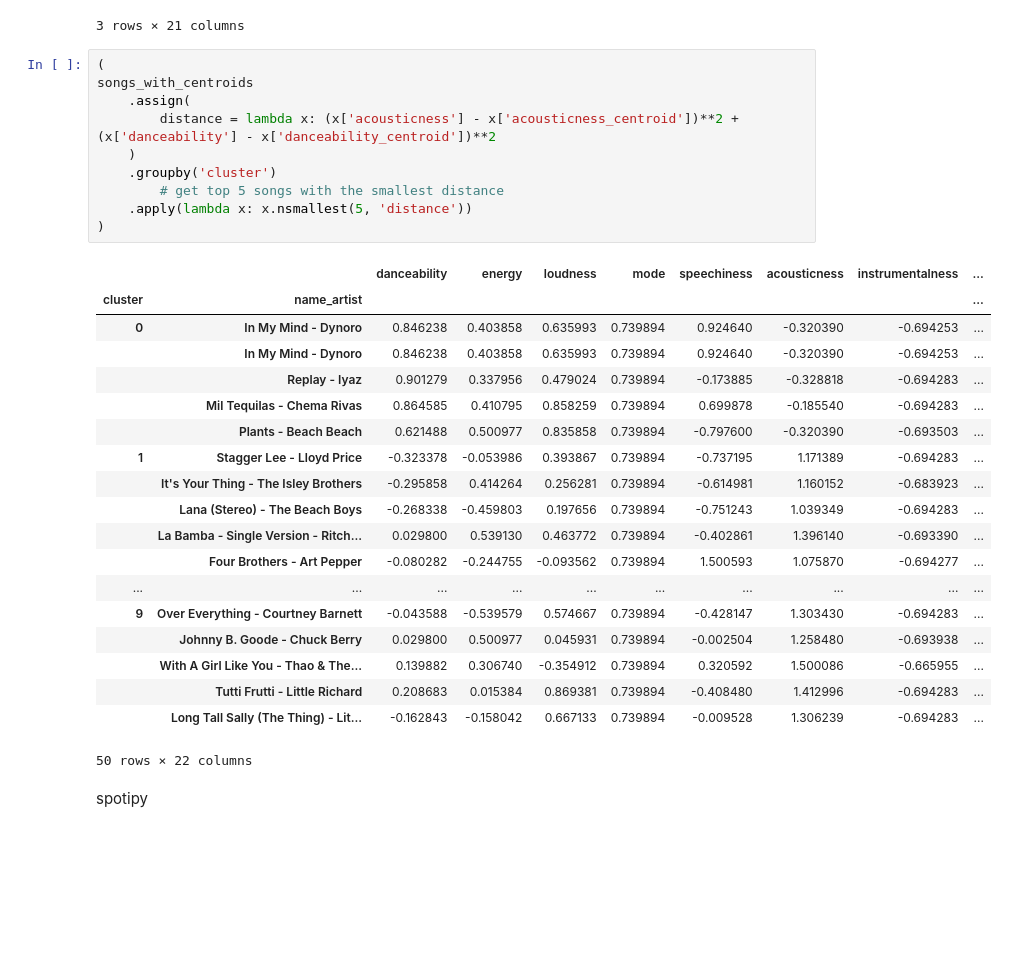
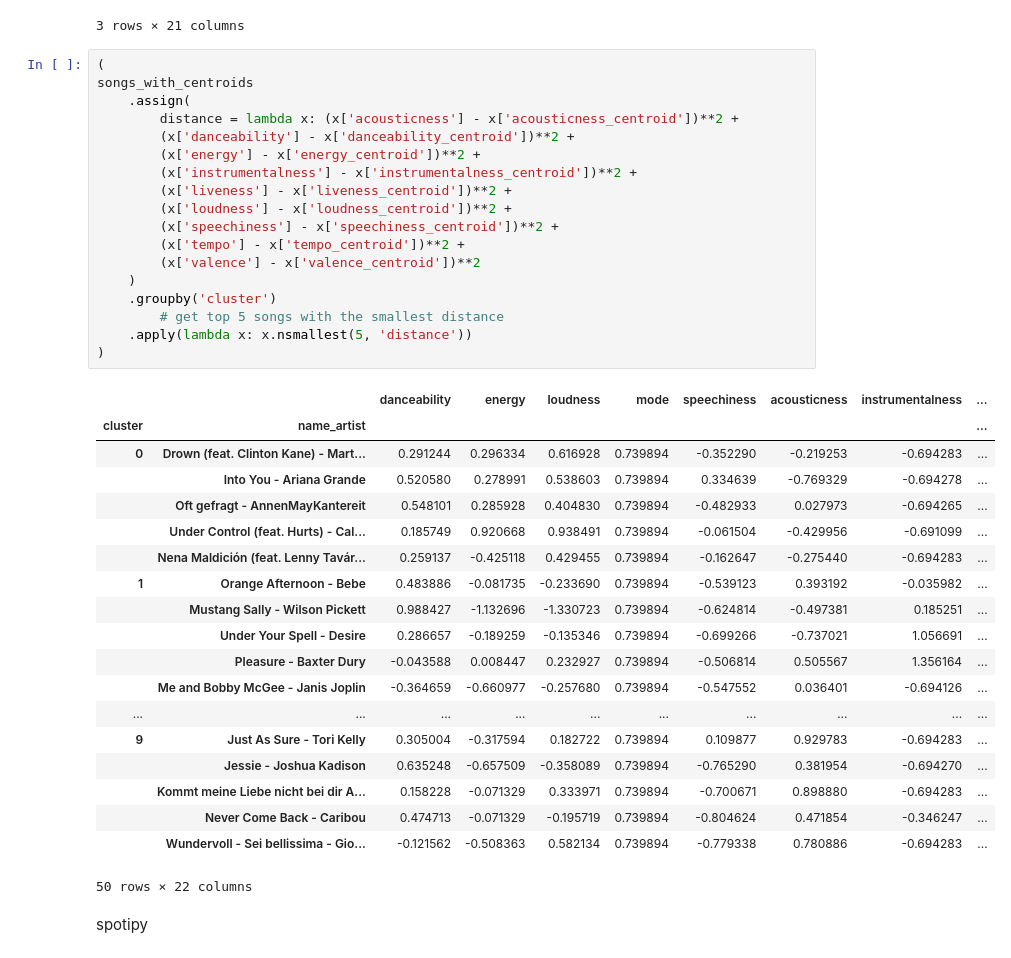
Before and after one commit to Joldon/unsupevised_ML, a Jupyter notebook: compute_distances_5000_songs.ipynb, the cells around one changed output. Drawn from its saved outputs; the diff is of its cells as text; blank space fills up the shorter version.

Commit message:
calculated distances between songs and centroids

```diff
--- a/compute_distances_5000_songs.ipynb
+++ b/compute_distances_5000_songs.ipynb
@@ -682,32 +682,40 @@ songs_with_centroids.head(3)
 # %%
 (
 songs_with_centroids
     .assign(
-        distance = lambda x: (x['acousticness'] - x['acousticness_centroid'])**2 + (x['danceability'] - x['danceability_centroid'])**2
+        distance = lambda x: (x['acousticness'] - x['acousticness_centroid'])**2 +
+        (x['danceability'] - x['danceability_centroid'])**2 +
+        (x['energy'] - x['energy_centroid'])**2 +
+        (x['instrumentalness'] - x['instrumentalness_centroid'])**2 +
+        (x['liveness'] - x['liveness_centroid'])**2 +
+        (x['loudness'] - x['loudness_centroid'])**2 +
+        (x['speechiness'] - x['speechiness_centroid'])**2 +
+        (x['tempo'] - x['tempo_centroid'])**2 +
+        (x['valence'] - x['valence_centroid'])**2
     )
     .groupby('cluster')
         # get top 5 songs with the smallest distance
     .apply(lambda x: x.nsmallest(5, 'distance'))
 )
 # %% [output]
 |  |  | danceability | energy | loudness | mode | speechiness | acousticness | instrumentalness | ... |
 | cluster | name_artist |  |  |  |  |  |  |  | ... |
-| 0 | In My Mind - Dynoro | 0.846238 | 0.403858 | 0.635993 | 0.739894 | 0.924640 | -0.320390 | -0.694253 | ... |
-|  | In My Mind - Dynoro | 0.846238 | 0.403858 | 0.635993 | 0.739894 | 0.924640 | -0.320390 | -0.694253 | ... |
-|  | Replay - Iyaz | 0.901279 | 0.337956 | 0.479024 | 0.739894 | -0.173885 | -0.328818 | -0.694283 | ... |
-|  | Mil Tequilas - Chema Rivas | 0.864585 | 0.410795 | 0.858259 | 0.739894 | 0.699878 | -0.185540 | -0.694283 | ... |
-|  | Plants - Beach Beach | 0.621488 | 0.500977 | 0.835858 | 0.739894 | -0.797600 | -0.320390 | -0.693503 | ... |
-| 1 | Stagger Lee - Lloyd Price | -0.323378 | -0.053986 | 0.393867 | 0.739894 | -0.737195 | 1.171389 | -0.694283 | ... |
-|  | It's Your Thing - The Isley Brothers | -0.295858 | 0.414264 | 0.256281 | 0.739894 | -0.614981 | 1.160152 | -0.683923 | ... |
-|  | Lana (Stereo) - The Beach Boys | -0.268338 | -0.459803 | 0.197656 | 0.739894 | -0.751243 | 1.039349 | -0.694283 | ... |
-|  | La Bamba - Single Version - Ritch... | 0.029800 | 0.539130 | 0.463772 | 0.739894 | -0.402861 | 1.396140 | -0.693390 | ... |
-|  | Four Brothers - Art Pepper | -0.080282 | -0.244755 | -0.093562 | 0.739894 | 1.500593 | 1.075870 | -0.694277 | ... |
+| 0 | Drown (feat. Clinton Kane) - Mart... | 0.291244 | 0.296334 | 0.616928 | 0.739894 | -0.352290 | -0.219253 | -0.694283 | ... |
+|  | Into You - Ariana Grande | 0.520580 | 0.278991 | 0.538603 | 0.739894 | 0.334639 | -0.769329 | -0.694278 | ... |
+|  | Oft gefragt - AnnenMayKantereit | 0.548101 | 0.285928 | 0.404830 | 0.739894 | -0.482933 | 0.027973 | -0.694265 | ... |
+|  | Under Control (feat. Hurts) - Cal... | 0.185749 | 0.920668 | 0.938491 | 0.739894 | -0.061504 | -0.429956 | -0.691099 | ... |
+|  | Nena Maldición (feat. Lenny Tavár... | 0.259137 | -0.425118 | 0.429455 | 0.739894 | -0.162647 | -0.275440 | -0.694283 | ... |
+| 1 | Orange Afternoon - Bebe | 0.483886 | -0.081735 | -0.233690 | 0.739894 | -0.539123 | 0.393192 | -0.035982 | ... |
+|  | Mustang Sally - Wilson Pickett | 0.988427 | -1.132696 | -1.330723 | 0.739894 | -0.624814 | -0.497381 | 0.185251 | ... |
+|  | Under Your Spell - Desire | 0.286657 | -0.189259 | -0.135346 | 0.739894 | -0.699266 | -0.737021 | 1.056691 | ... |
+|  | Pleasure - Baxter Dury | -0.043588 | 0.008447 | 0.232927 | 0.739894 | -0.506814 | 0.505567 | 1.356164 | ... |
+|  | Me and Bobby McGee - Janis Joplin | -0.364659 | -0.660977 | -0.257680 | 0.739894 | -0.547552 | 0.036401 | -0.694126 | ... |
 | ... | ... | ... | ... | ... | ... | ... | ... | ... | ... |
-| 9 | Over Everything - Courtney Barnett | -0.043588 | -0.539579 | 0.574667 | 0.739894 | -0.428147 | 1.303430 | -0.694283 | ... |
-|  | Johnny B. Goode - Chuck Berry | 0.029800 | 0.500977 | 0.045931 | 0.739894 | -0.002504 | 1.258480 | -0.693938 | ... |
-|  | With A Girl Like You - Thao & The... | 0.139882 | 0.306740 | -0.354912 | 0.739894 | 0.320592 | 1.500086 | -0.665955 | ... |
-|  | Tutti Frutti - Little Richard | 0.208683 | 0.015384 | 0.869381 | 0.739894 | -0.408480 | 1.412996 | -0.694283 | ... |
-|  | Long Tall Sally (The Thing) - Lit... | -0.162843 | -0.158042 | 0.667133 | 0.739894 | -0.009528 | 1.306239 | -0.694283 | ... |
+| 9 | Just As Sure - Tori Kelly | 0.305004 | -0.317594 | 0.182722 | 0.739894 | 0.109877 | 0.929783 | -0.694283 | ... |
+|  | Jessie - Joshua Kadison | 0.635248 | -0.657509 | -0.358089 | 0.739894 | -0.765290 | 0.381954 | -0.694270 | ... |
+|  | Kommt meine Liebe nicht bei dir A... | 0.158228 | -0.071329 | 0.333971 | 0.739894 | -0.700671 | 0.898880 | -0.694283 | ... |
+|  | Never Come Back - Caribou | 0.474713 | -0.071329 | -0.195719 | 0.739894 | -0.804624 | 0.471854 | -0.346247 | ... |
+|  | Wundervoll - Sei bellissima - Gio... | -0.121562 | -0.508363 | 0.582134 | 0.739894 | -0.779338 | 0.780886 | -0.694283 | ... |
 50 rows × 22 columns
 # %% [markdown]
 spotipy
```
